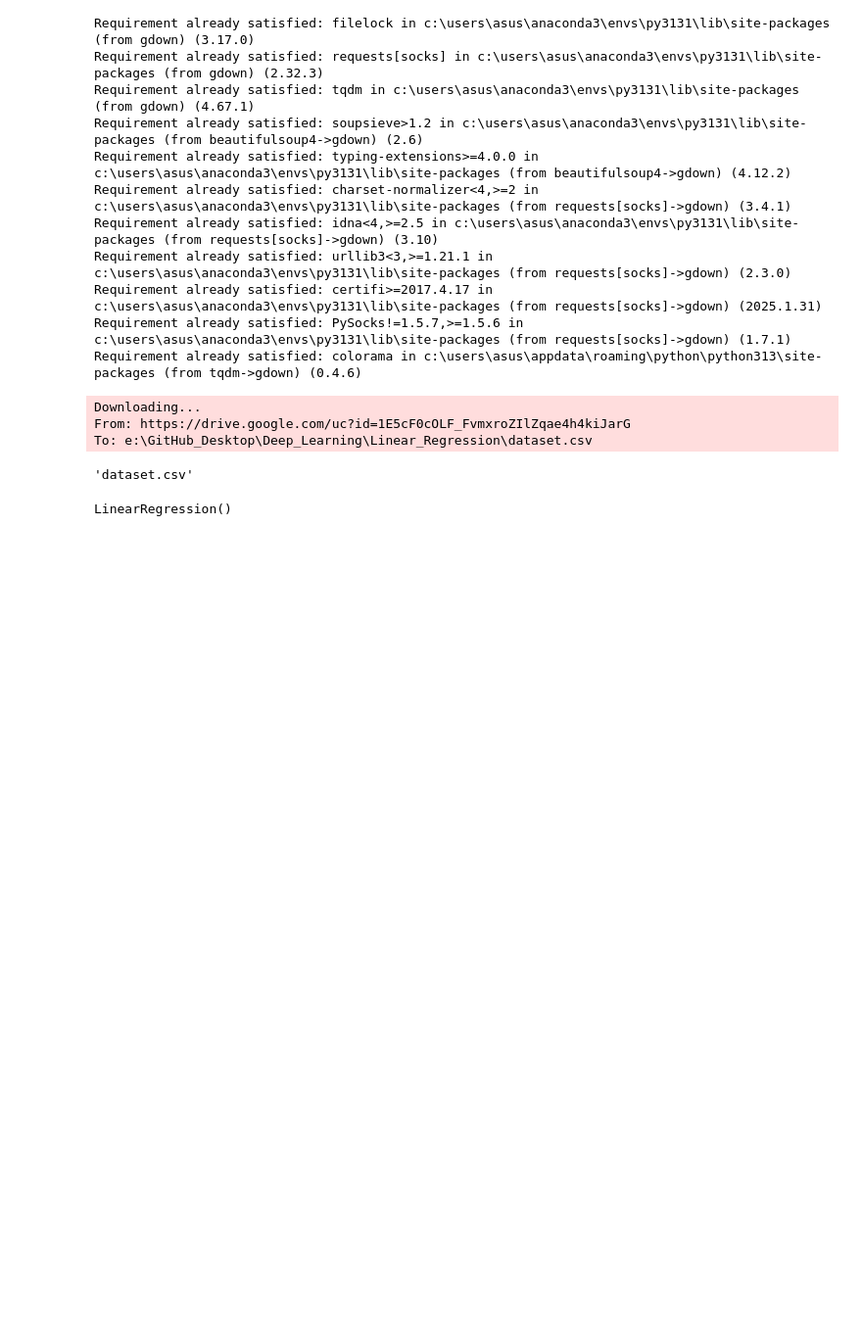
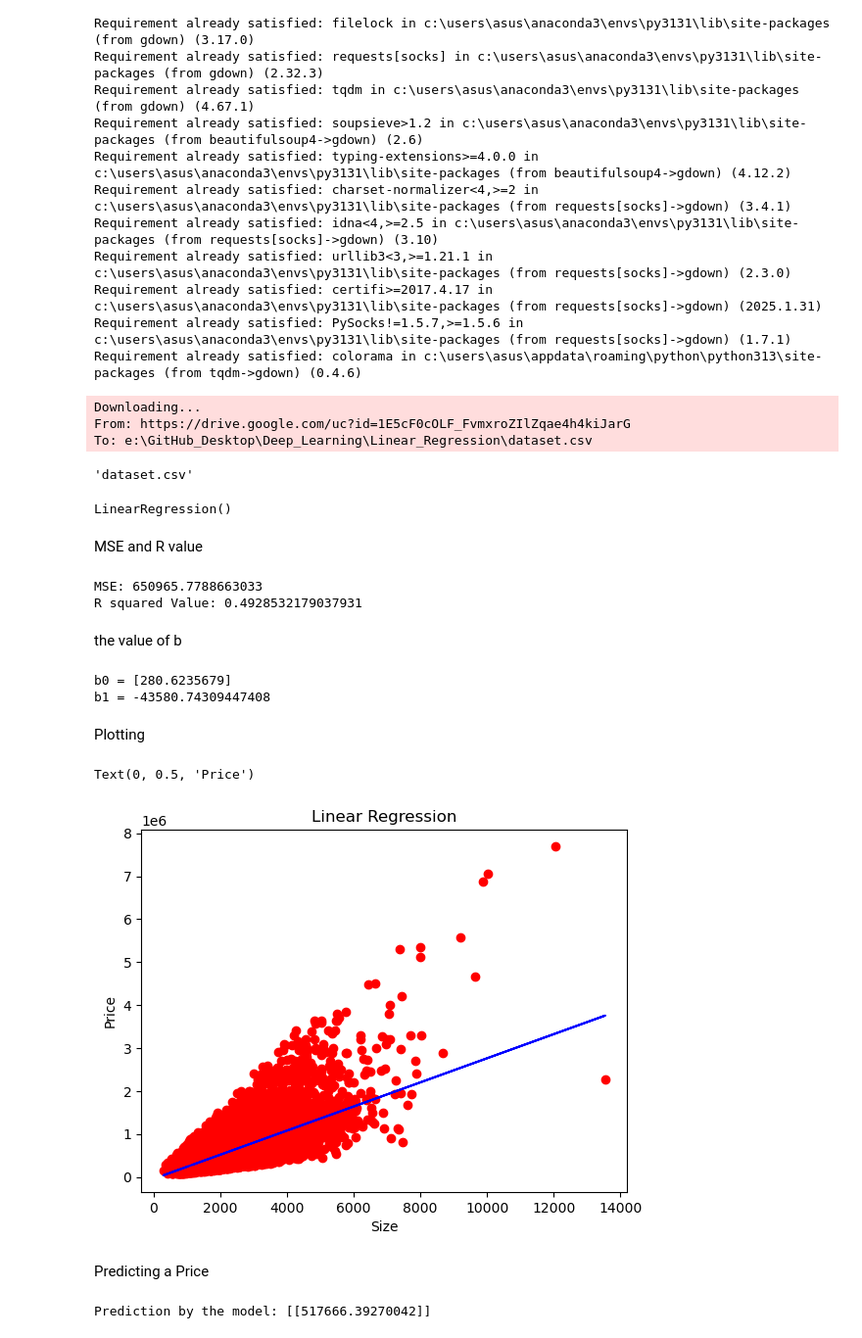
Before and after one commit to RafinEazdan/Deep_Learning, a Jupyter notebook: Linear_Regression/Linear_Regression.ipynb, the cells around one changed output. Shown: that part at 98% size. Drawn from its saved outputs; the diff is of its cells as text; code cells hidden in the pictures; blank space fills up the shorter version.

```diff
--- a/Linear_Regression/Linear_Regression.ipynb
+++ b/Linear_Regression/Linear_Regression.ipynb
@@ -46,3 +47,39 @@ model = LinearRegression()
 model.fit(x,y)
 # %% [output]
 LinearRegression()
+# %% [markdown]
+MSE and R value
+# %%
+model_mse = mean_squared_error(x, y)
+print(f"MSE: {math.sqrt(model_mse)}")
+print(f"R squared Value: {model.score(x, y)}")
+# %% [output]
+MSE: 650965.7788663033
+R squared Value: 0.4928532179037931
+# %% [markdown]
+the value of b
+# %%
+#b0
+print(f"b0 = {model.coef_[0]}")
+#b1
+print(f"b1 = {model.intercept_[0]}")
+# %% [output]
+b0 = [280.6235679]
+b1 = -43580.74309447408
+# %% [markdown]
+Plotting
+# %%
+plt.scatter(x,y , color = 'red')
+plt.plot(x, model.predict(x), color = 'blue')
+plt.title('Linear Regression')
+plt.xlabel("Size")
+plt.ylabel("Price")
+# %% [output]
+Text(0, 0.5, 'Price')
+[figure, added]
+# %% [markdown]
+Predicting a Price
+# %%
+print(f"Prediction by the model: {model.predict([[2000]])}")
+# %% [output]
+Prediction by the model: [[517666.39270042]]
```
Also changed, not shown: parts of 1 cell of this notebook.
